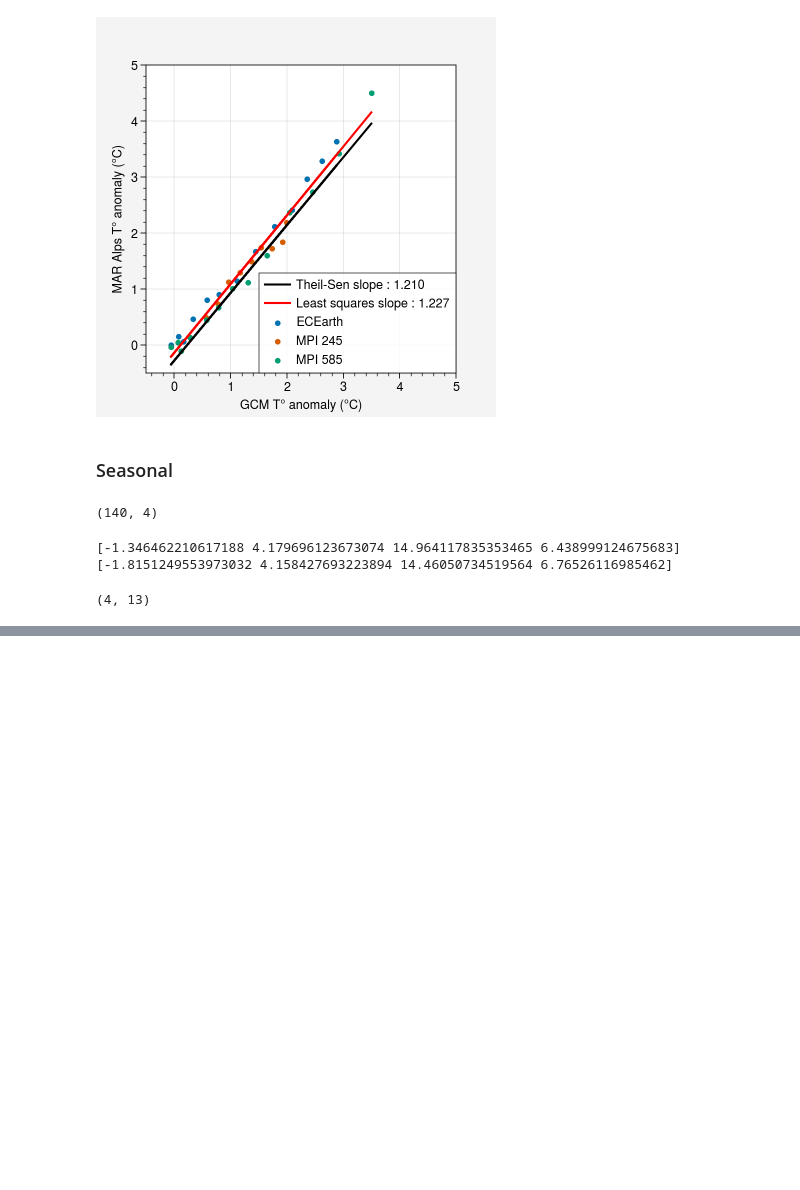
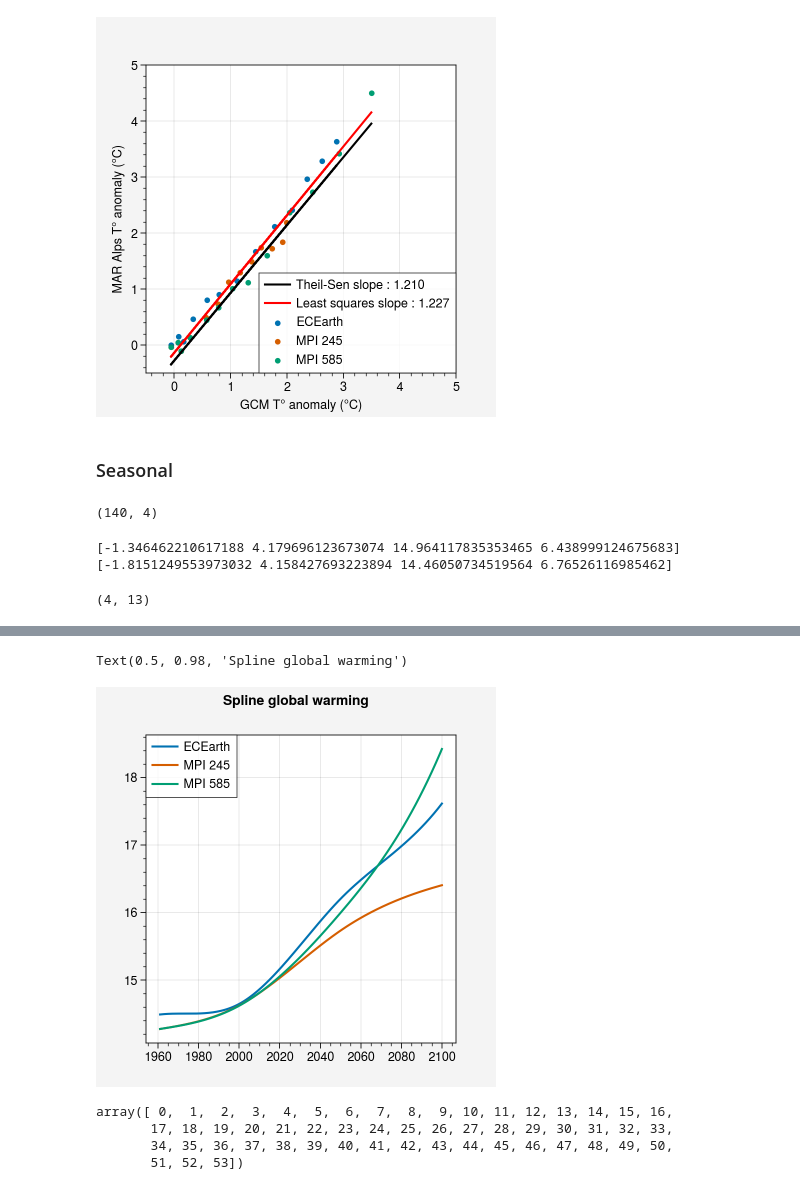
Before and after one commit to Ian-CD/PhD, a Jupyter notebook: global_warming_trends.ipynb, the cells around one changed output, grey strips where cells are left out. Drawn from its saved outputs; the diff is of its cells as text; code cells hidden in the pictures; blank space fills up the shorter version.

```diff
--- a/global_warming_trends.ipynb
+++ b/global_warming_trends.ipynb
@@ -312,0 +435,4 @@ axs.format(collabels = ['DJF','MAM','JJA','SON'])
+# %%
+yrly_tas_ECEarth_globalmean_spline = np.load('/bettik/castelli/data/EC-Earth3/yrly_tas_ECEarth_spline_4k.npy')[111:]
+yrly_tas_MPI245_globalmean_spline = np.load('/bettik/castelli/data/MPI-ESM1-2-HR/yrly_tas_MPI245_spline_4k.npy')[111:]
+yrly_tas_MPI585_globalmean_spline = np.load('/bettik/castelli/data/MPI-ESM1-2-HR/yrly_tas_MPI585_spline_4k.npy')[111:]
@@ -312,0 +443,10 @@ axs.format(collabels = ['DJF','MAM','JJA','SON'])
+# %%
+plt.plot(np.arange(1961,2101,1),yrly_tas_ECEarth_globalmean_spline,label='ECEarth')
+plt.plot(np.arange(1961,2101,1),yrly_tas_MPI245_globalmean_spline,label='MPI 245')
+plt.plot(np.arange(1961,2101,1),yrly_tas_MPI585_globalmean_spline,label='MPI 585')
+
+plt.legend()
+plt.suptitle('Spline global warming')
+# %% [output]
+Text(0.5, 0.98, 'Spline global warming')
+[figure, added]
@@ -312,0 +480,7 @@ axs.format(collabels = ['DJF','MAM','JJA','SON'])
+# %%
+np.arange(wp_meanseason_meanT_hist.shape[0])
+# %% [output]
+array([ 0,  1,  2,  3,  4,  5,  6,  7,  8,  9, 10, 11, 12, 13, 14, 15, 16,
+       17, 18, 19, 20, 21, 22, 23, 24, 25, 26, 27, 28, 29, 30, 31, 32, 33,
+       34, 35, 36, 37, 38, 39, 40, 41, 42, 43, 44, 45, 46, 47, 48, 49, 50,
+       51, 52, 53])
```
Also changed, not shown: parts of 14 cells of this notebook.
